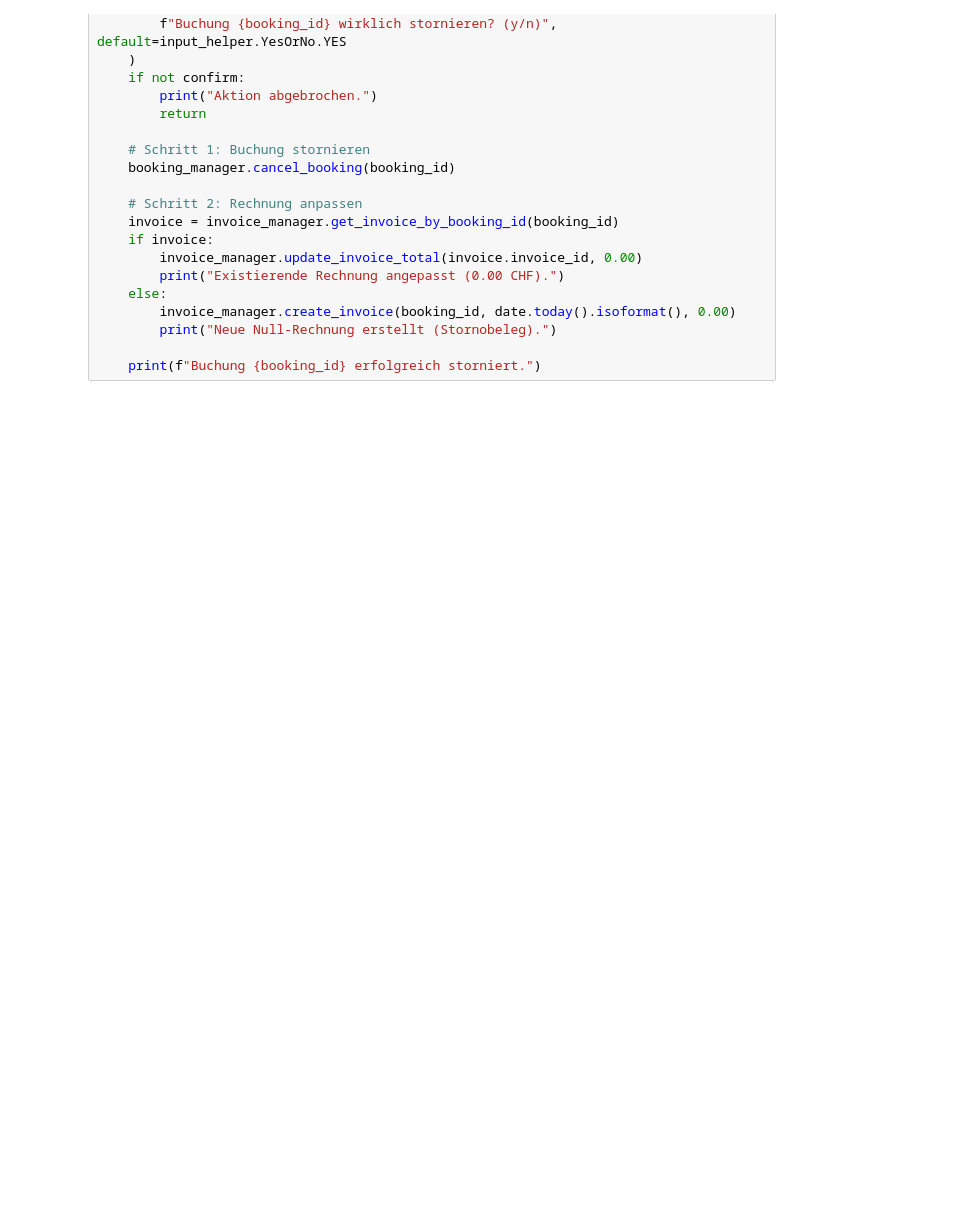
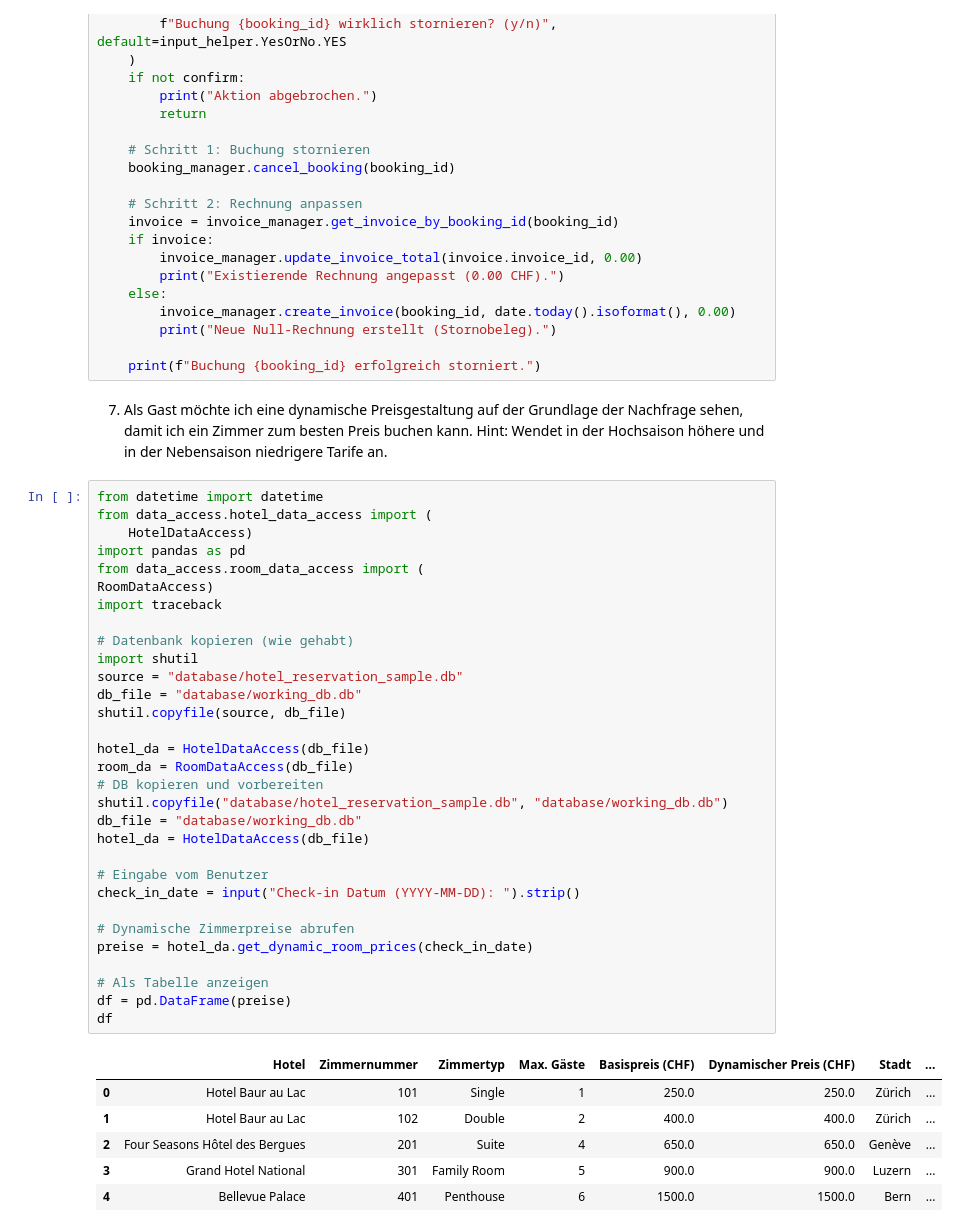
Before and after one commit to AEPFS2025Group14/Hotelreservationsystem, a Jupyter notebook: Hotelreservation.ipynb, the cells around one changed output. Drawn from its saved outputs; the diff is of its cells as text; blank space fills up the shorter version.

```diff
--- a/Hotelreservation.ipynb
+++ b/Hotelreservation.ipynb
@@ -906,3 +906,43 @@ def cancel_booking():
         print("Neue Null-Rechnung erstellt (Stornobeleg).")
 
     print(f"Buchung {booking_id} erfolgreich storniert.")
+# %% [markdown]
+7. Als Gast möchte ich eine dynamische Preisgestaltung auf der Grundlage der Nachfrage sehen, damit ich ein Zimmer zum besten Preis buchen kann. Hint: Wendet in der Hochsaison höhere und in der Nebensaison niedrigere Tarife an.
+# %%
+from datetime import datetime
+from data_access.hotel_data_access import (
+    HotelDataAccess)
+import pandas as pd
+from data_access.room_data_access import (
+RoomDataAccess)
+import traceback
+
+# Datenbank kopieren (wie gehabt)
+import shutil
+source = "database/hotel_reservation_sample.db"
+db_file = "database/working_db.db"
+shutil.copyfile(source, db_file)
+
+hotel_da = HotelDataAccess(db_file)
+room_da = RoomDataAccess(db_file)
+# DB kopieren und vorbereiten
+shutil.copyfile("database/hotel_reservation_sample.db", "database/working_db.db")
+db_file = "database/working_db.db"
+hotel_da = HotelDataAccess(db_file)
+
+# Eingabe vom Benutzer
+check_in_date = input("Check-in Datum (YYYY-MM-DD): ").strip()
+
+# Dynamische Zimmerpreise abrufen
+preise = hotel_da.get_dynamic_room_prices(check_in_date)
+
+# Als Tabelle anzeigen
+df = pd.DataFrame(preise)
+df
+# %% [output]
+|  | Hotel | Zimmernummer | Zimmertyp | Max. Gäste | Basispreis (CHF) | Dynamischer Preis (CHF) | Stadt | ... |
+| 0 | Hotel Baur au Lac | 101 | Single | 1 | 250.0 | 250.0 | Zürich | ... |
+| 1 | Hotel Baur au Lac | 102 | Double | 2 | 400.0 | 400.0 | Zürich | ... |
+| 2 | Four Seasons Hôtel des Bergues | 201 | Suite | 4 | 650.0 | 650.0 | Genève | ... |
+| 3 | Grand Hotel National | 301 | Family Room | 5 | 900.0 | 900.0 | Luzern | ... |
+| 4 | Bellevue Palace | 401 | Penthouse | 6 | 1500.0 | 1500.0 | Bern | ... |
```
Also changed, not shown: parts of 3 cells of this notebook, 4 other files.
